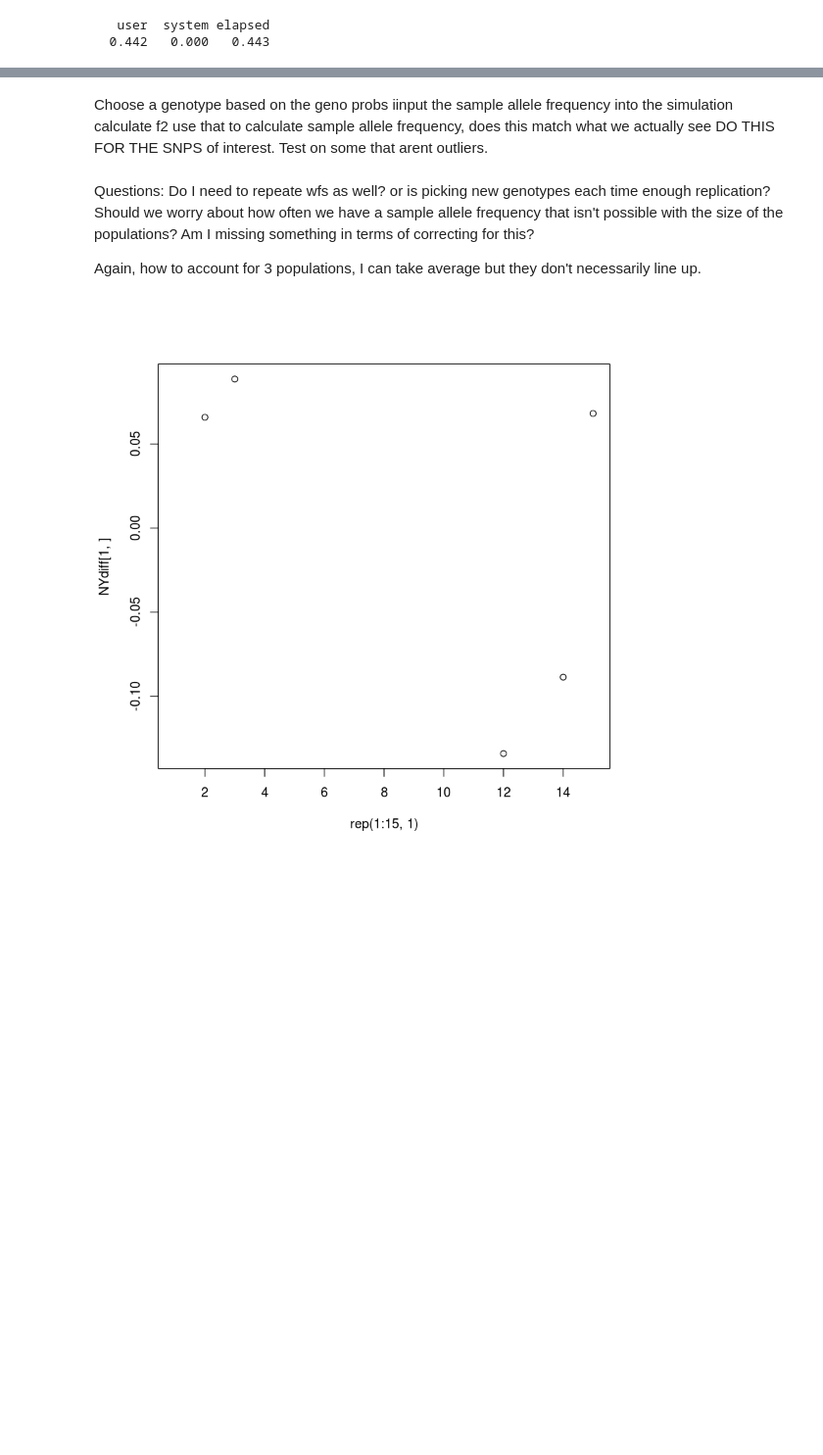
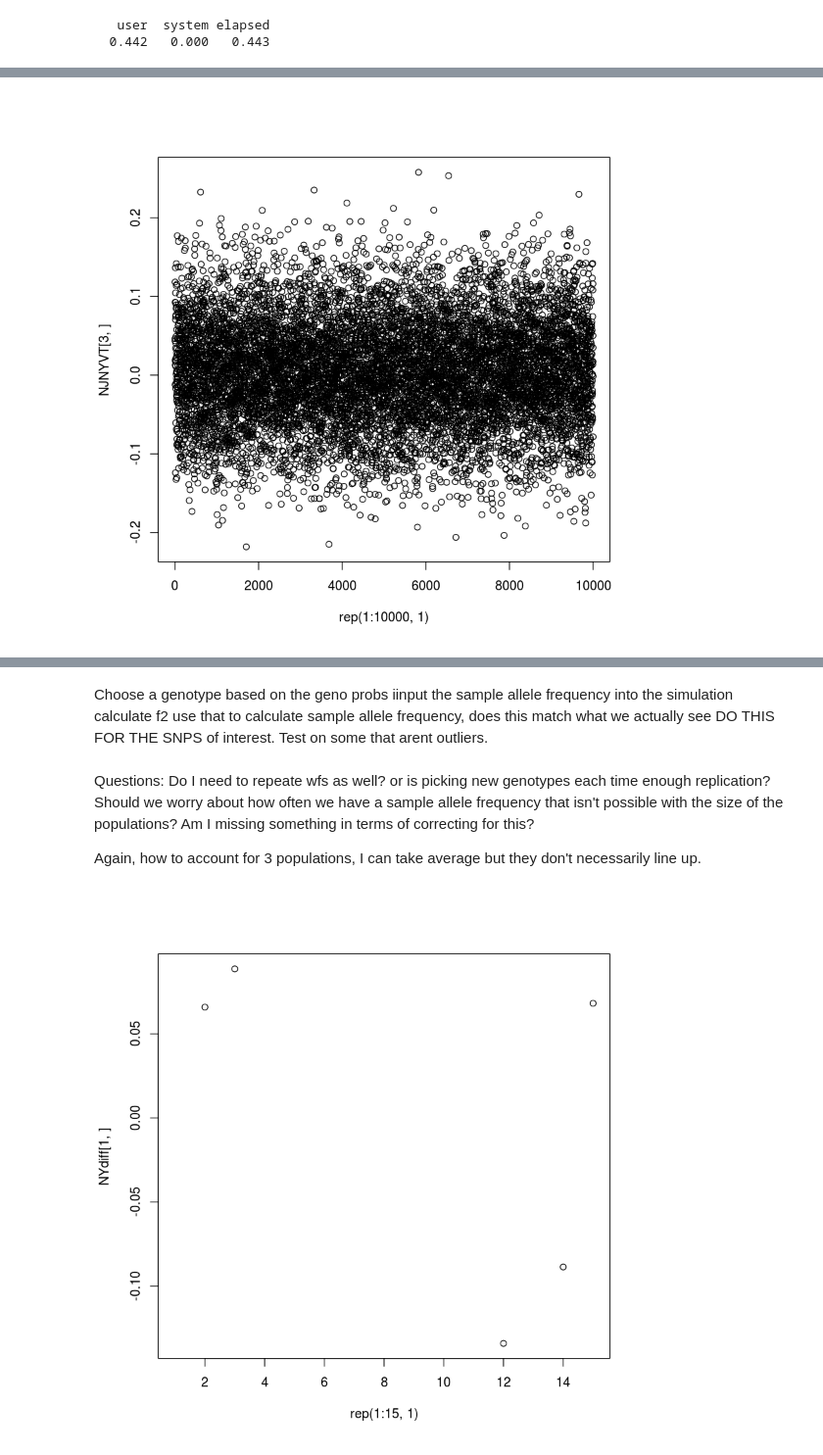
Before and after one commit to sagw/WNS_WGS, a Jupyter notebook: Notebooks/All_AlleleFreqChange.ipynb, the cells around one changed output, grey strips where cells are left out. Shown at 98% size. Saved outputs shown, nothing was run; the diff lists cells and outputs as text; code cells hidden in the pictures; blank space fills up the shorter version.

```diff
--- a/Notebooks/All_AlleleFreqChange.ipynb
+++ b/Notebooks/All_AlleleFreqChange.ipynb
@@ -382,0 +277,4 @@ NJdiff
+# %%
+plot(rep(1:10000,1), NJNYVT[3,])
+# %% [output]
+[figure, added]
```
Also changed, not shown: parts of 30 cells of this notebook.
